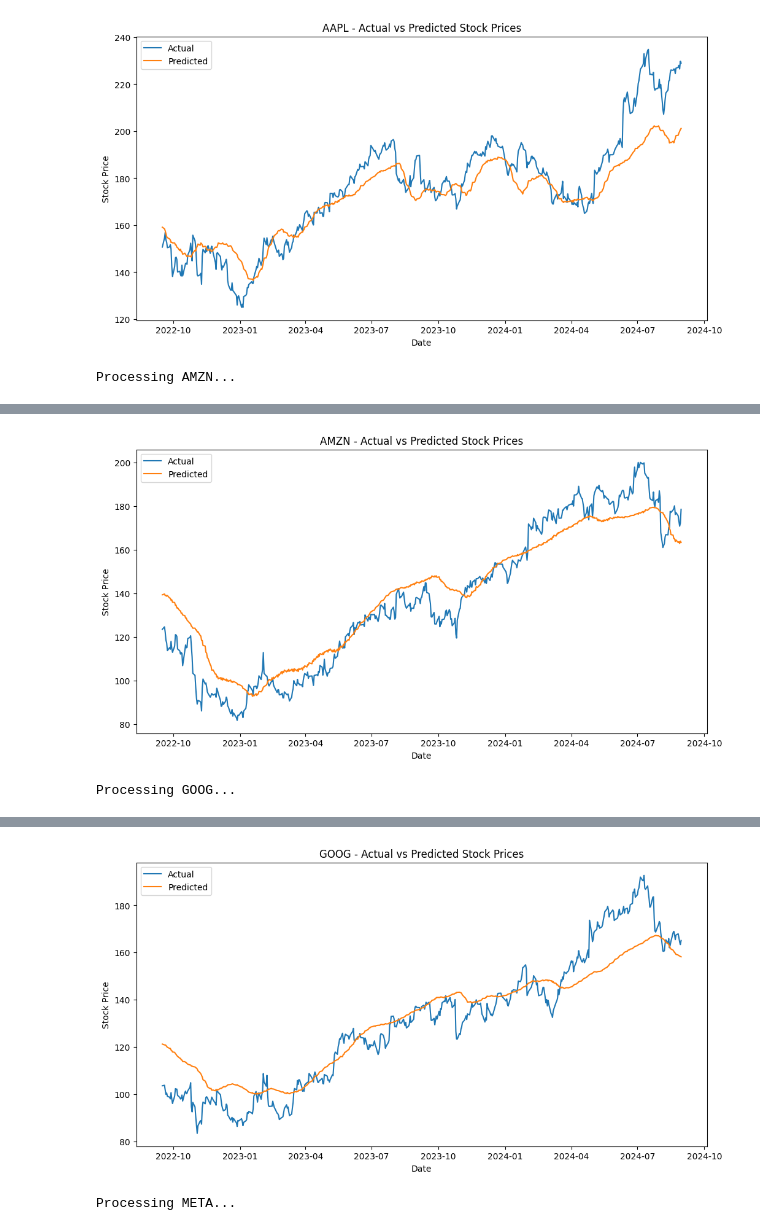
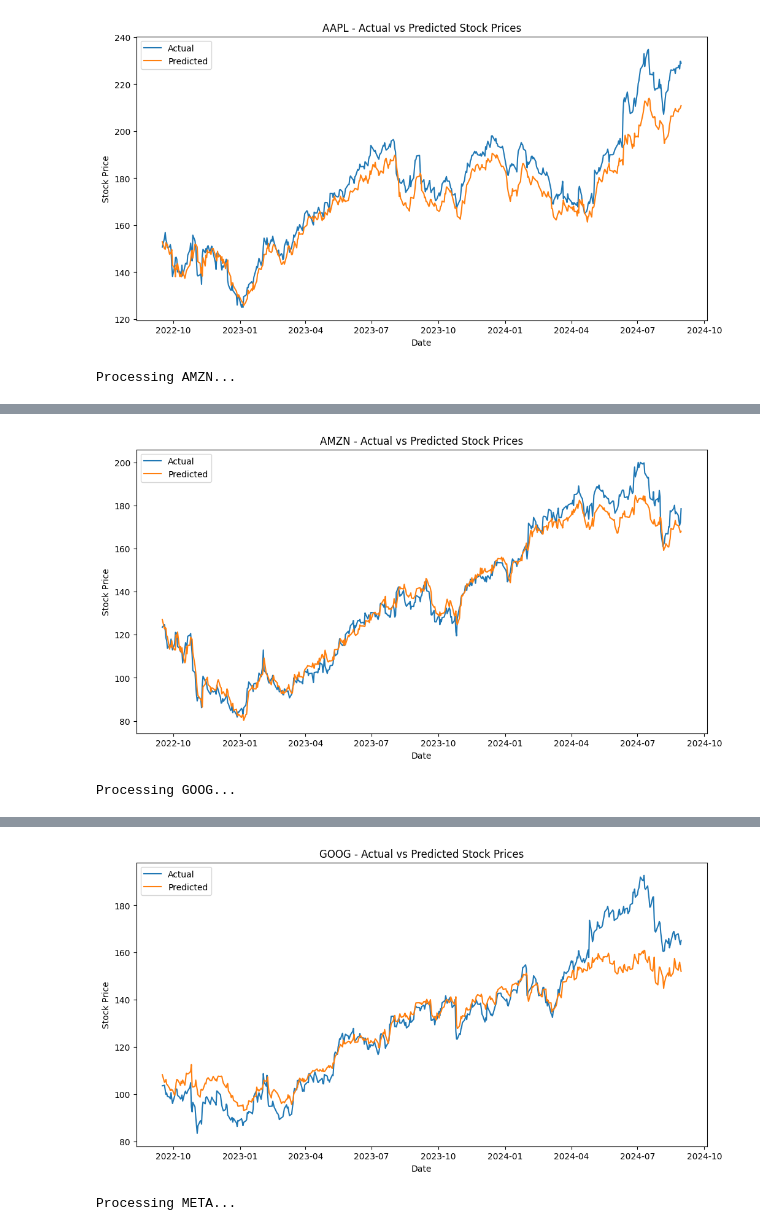
Before and after one commit to dsirikul/dse4212-project, a Jupyter notebook: CNN-LSTM 2.ipynb, the cells around one changed output, grey strips where cells are left out. Drawn from its saved outputs; the diff is of its cells as text; code cells hidden in the pictures.

```diff
--- a/CNN-LSTM 2.ipynb
+++ b/CNN-LSTM 2.ipynb
@@ -32,7 +31,7 @@ all_stocks = tech_files + healthcare_files
 features = ['Open', 'High', 'Low', 'Close', 'Volume',
             '5_day_SMA', '20_day_SMA', '50_day_SMA',
             '14_day_RSI', 'Lagged_Close', 'ATR',
-            'Day_of_Week', 'Daily_Return', 'Volatility']
+            'Day_of_Week', 'Daily_Return']
 
 seq_length = 60
 
@@ -65,16 +64,20 @@ def temporal_train_test_split(X, y, dates, test_size=0.2):
 # %%
 def build_cnn_lstm_model(input_shape):
     model = Sequential()
-    model.add(Conv1D(filters=128, kernel_size=3, activation='relu', input_shape=input_shape))
-    model.add(MaxPooling1D(pool_size=2))
-    model.add(Conv1D(filters=128, kernel_size=3, activation='relu'))
-    model.add(MaxPooling1D(pool_size=2))
-    model.add(Dropout(0.3))  # Increase dropout to prevent overfitting
-    model.add(LSTM(100, return_sequences=True))  # Increased units
-    model.add(Dropout(0.3))
-    model.add(LSTM(100))  # Added another LSTM layer with more units
-    model.add(Dense(50, activation='relu'))  # Added fully connected layer
-    model.add(Dense(1))  # Output layer for predicting stock price
+
+    # Add a single Conv1D layer with reduced filters
+    model.add(Conv1D(filters=32, kernel_size=1, activation='relu', input_shape=input_shape))
+    model.add(MaxPooling1D(pool_size=2))  # Optional pooling layer to reduce dimensionality
+
+    # Add LSTM layers (focusing more on LSTM layers like your improved model)
+    model.add(LSTM(50, return_sequences=True))  # Reduced to 50 units to prevent overfitting
+    model.add(Dropout(0.2))  # Same dropout as in the improved model
+    model.add(LSTM(50))
+
+    # Dense layers for output
+    model.add(Dense(50, activation='relu'))  # Same dense layer as your improved model
+    model.add(Dense(1))  # Output layer
+
     model.compile(optimizer='adam', loss='mean_squared_error')
     return model
 # %%
@@ -125,9 +128,6 @@ for stock_file in all_stocks:
         verbose=0  # Suppress training output for brevity
     )
 
-    # Load the best model
-    model.load_weights(f'model_{stock_symbol}.keras')
-
     # Make predictions
     y_pred = model.predict(X_test)
 
@@ -177,2 +177,2 @@ AAPL - MSE: 126.6912, MAE: 8.2893
-[figure, old version]
+[figure, new version]
 Processing AMZN...
@@ -181,2 +181,2 @@ AMZN - MSE: 118.6356, MAE: 8.8839
-[figure, old version]
+[figure, new version]
 Processing GOOG...
@@ -185,2 +185,2 @@ GOOG - MSE: 113.9368, MAE: 8.2383
-[figure, old version]
+[figure, new version]
 Processing META...
```
Also changed, not shown: parts of 3 cells of this notebook.
